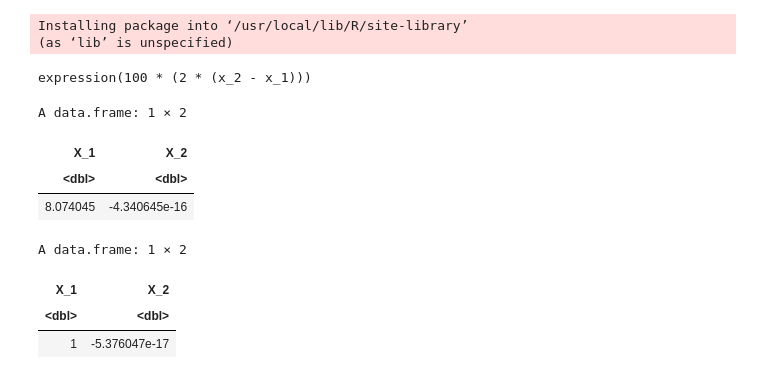
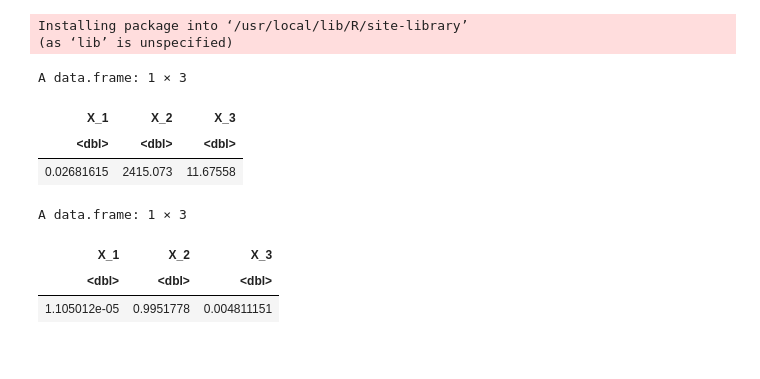
Before and after one commit to antonsysoev/Ass, a Jupyter notebook: Rosenbrock_SA.ipynb, the cells around one changed output. Saved outputs shown, nothing was run; the diff lists cells and outputs as text; code cells hidden in the pictures.

```diff
--- a/Rosenbrock_SA.ipynb
+++ b/Rosenbrock_SA.ipynb
@@ -49,4 +77,0 @@ dx <- as.expression(nlsDeriv(~ (100*(x_2-x_1)^2+(1-x_1)^2), "x_2"))
-# %%
-dx
-# %% [output]
-expression(100 * (2 * (x_2 - x_1)))
@@ -54,39 +83,46 @@ expression(100 * (2 * (x_2 - x_1)))
 alpha <- 0
 znach_1 <- 0
 znach_2 <- 0
+znach_3 <- 0
 
 
 for(i in 2:length(mod$Var1)){
 				x_1 = mod$Var1[i-1];
 				x_2 = mod$Var2[i-1];
+        x_3 = mod$Var3[i-1];
 				dx_1 = mod$Var1[i]-mod$Var1[i-1];
 				dx_2 = mod$Var2[i]-mod$Var2[i-1];
+        dx_3 = mod$Var3[i]-mod$Var3[i-1];
 
 
 func <- function(a){
-      1*((x_2+dx_2)-(x_1+dx_1))^2+(1-(x_1+dx_1))^2 - (1 * (2 * (x_2 - x_1))) -
-      (1 * -(2 * ((x_2+a*dx_2) - (x_1+a*dx_1))) + -(2 * (1 - (x_1+a*dx_1))))*dx_1 -
-      (1 * (2 * ((x_2+a*dx_2) - (x_1+a*dx_1))))*dx_2
+      (x_1+dx_1)^2+(x_2+dx_2)^4+(x_1+dx_1)*(x_2+dx_2)+(x_2+dx_2)*(x_3+dx_3)^4 -
+(x_1^2+x_2^4+x_1*x_2+x_2*x_3^4) -
+(2 * (x_1+a*dx_1) + (x_2+a*dx_2))*dx_1 -
+(4 * (x_2+a*dx_2)^3 + (x_1+a*dx_1) + (x_3+a*dx_3)^4)*dx_2 -
+((x_2+a*dx_2) * (4 * (x_3+a*dx_3)^3))*dx_3
   }
+
 alpha[i] <-  optimize(func, c(0, 1), tol = 0.1)$`minimum`;
 				alpha[i] <- as.data.frame(alpha[i])[1,]
 
-        znach_1[i] <- 1 * -(2 * ((x_2+alpha[i]*dx_2) - (x_1+alpha[i]*dx_1))) + -(2 * (1 - (x_1+alpha[i]*dx_1)))
-        znach_2[i] <- 1 * (2 * ((x_2+alpha[i]*dx_2) - (x_1+alpha[i]*dx_1)))
+        znach_1[i] <- 2 * (x_1+ alpha[i]*dx_1) + (x_2+ alpha[i]*dx_2)
+        znach_2[i] <- 4 * (x_2+ alpha[i]*dx_2)^3 + (x_1+ alpha[i]*dx_1) + (x_3+ alpha[i]*dx_3)^4
+        znach_3[i] <- (x_2+ alpha[i]*dx_2) * (4 * (x_3+ alpha[i]*dx_3)^3)
 }
 # %%
-res_1=data.frame(X_1 = mean(znach_1[2:length(znach_1)]), X_2 = mean(znach_2[2:length(znach_2)]))
+res_1=data.frame(X_1 = mean(znach_1[2:length(znach_1)]), X_2 = mean(znach_2[2:length(znach_2)]), X_3 = mean(znach_3[2:length(znach_3)]))
 # %%
 res_1
 # %% [output]
-A data.frame: 1 × 2
+A data.frame: 1 × 3
-| X_1 | X_2 |
-| <dbl> | <dbl> |
-| 8.074045 | -4.340645e-16 |
+| X_1 | X_2 | X_3 |
+| <dbl> | <dbl> | <dbl> |
+| 0.02681615 | 2415.073 | 11.67558 |
 # %%
-data.frame(X_1 = mean(znach_1[2:length(znach_1)])/(res_1$X_1+res_1$X_2), X_2 = mean(znach_2[2:length(znach_2)])/(res_1$X_1+res_1$X_2))
+data.frame(X_1 = mean(znach_1[2:length(znach_1)])/(res_1$X_1+res_1$X_2+res_1$X_3), X_2 = mean(znach_2[2:length(znach_2)])/(res_1$X_1+res_1$X_2+res_1$X_3), X_3 = mean(znach_3[2:length(znach_3)])/(res_1$X_1+res_1$X_2+res_1$X_3))
 # %% [output]
-A data.frame: 1 × 2
+A data.frame: 1 × 3
-| X_1 | X_2 |
-| <dbl> | <dbl> |
-| 1 | -5.376047e-17 |
+| X_1 | X_2 | X_3 |
+| <dbl> | <dbl> | <dbl> |
+| 1.105012e-05 | 0.9951778 | 0.004811151 |
```
Also changed, not shown: parts of 22 cells of this notebook.
